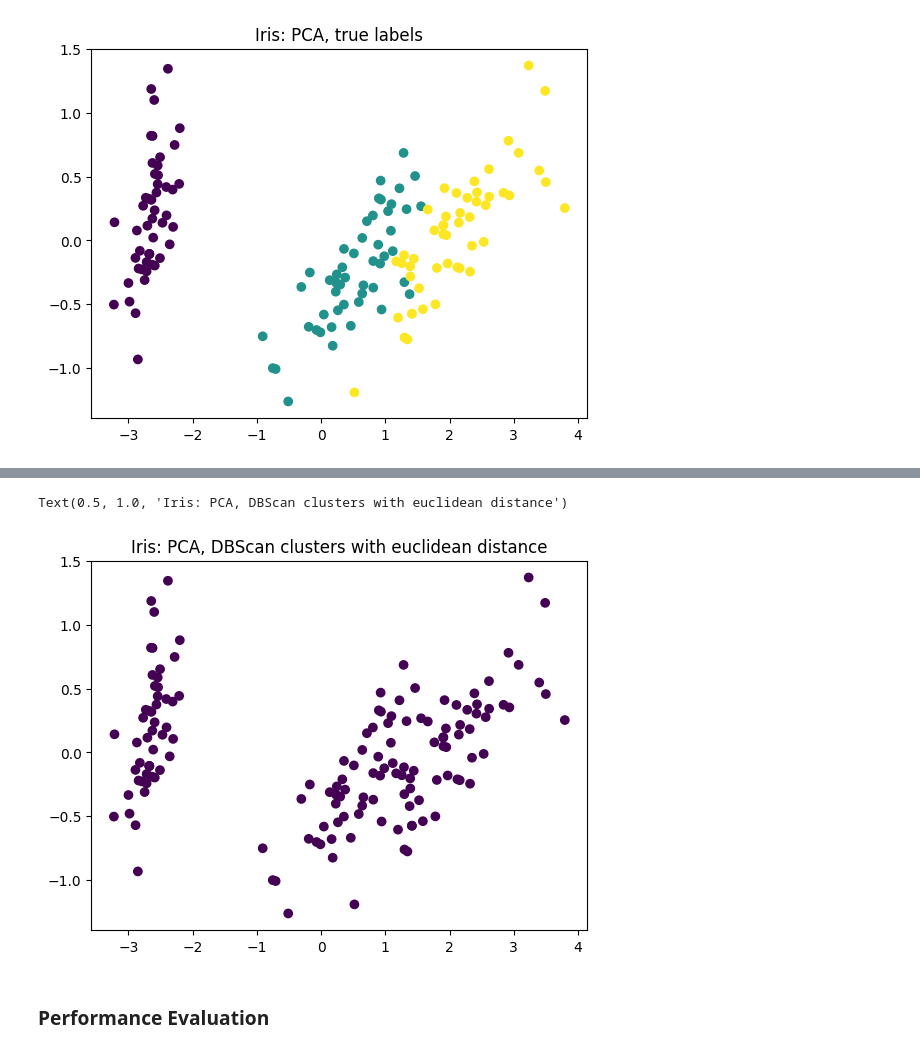
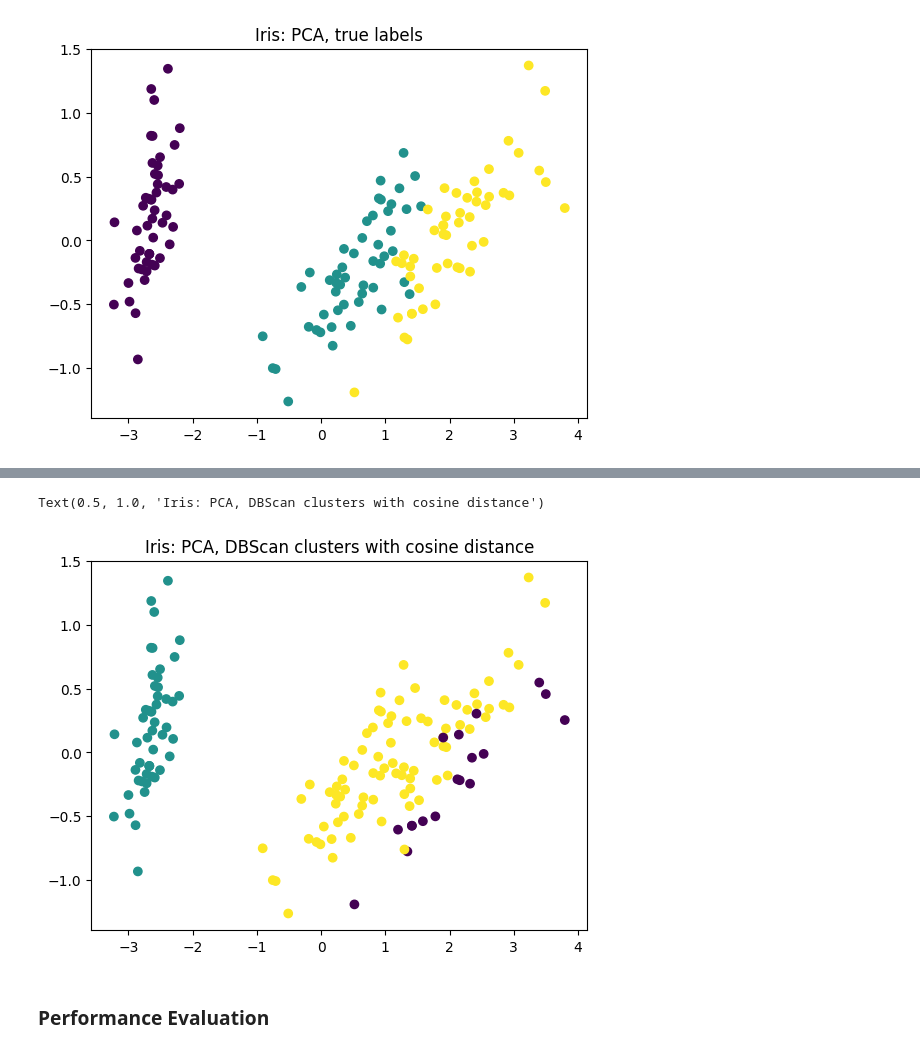
Before and after one commit to ShonenAsh/ml-algos-from-scratch, a Jupyter notebook: clustering/clustering_algorithms.ipynb, the cells around one changed output, grey strips where cells are left out. Saved outputs shown, nothing was run; the diff lists cells and outputs as text; code cells hidden in the pictures.

Commit message:
Fix DBScan

```diff
--- a/clustering/clustering_algorithms.ipynb
+++ b/clustering/clustering_algorithms.ipynb
@@ -101,5 +53,6 @@ class DBScan:
 # %%
-dbscan = DBScan(epsilon=0.001, min_pts=3, metric='euclidean')
+dbscan = DBScan(epsilon=0.05, min_pts=50, metric='cosine')
 dbscan.fit(X)
 db_clusters = dbscan.transform()
+print(np.unique(db_clusters))
 # %% [output]
@@ -133,9 +77,9 @@ Text(0.5, 1.0, 'Iris: PCA, K-Means clusters with euclidean distance')
 # %%
 plt.scatter(x=X_pca[:, 0], y=X_pca[:, 1], c=db_clusters)
-plt.title("Iris: PCA, DBScan clusters with euclidean distance")
+plt.title("Iris: PCA, DBScan clusters with cosine distance")
 # %% [output]
-Text(0.5, 1.0, 'Iris: PCA, DBScan clusters with euclidean distance')
+Text(0.5, 1.0, 'Iris: PCA, DBScan clusters with cosine distance')
-[figure, old version]
+[figure, new version]
 # %% [markdown]
 ### Performance Evaluation
 # %%
```
Also changed, not shown: parts of 7 cells of this notebook, 1 other file.
